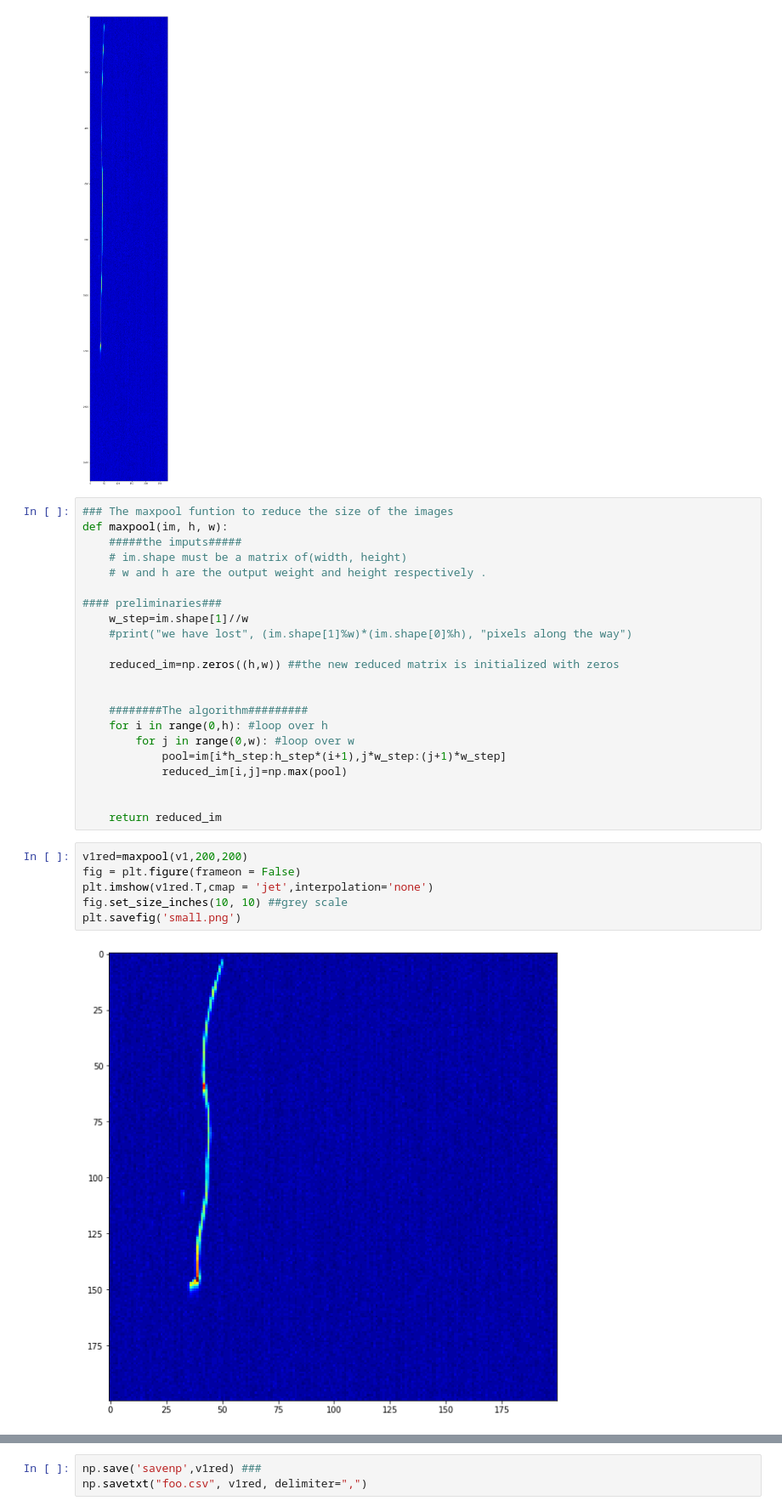
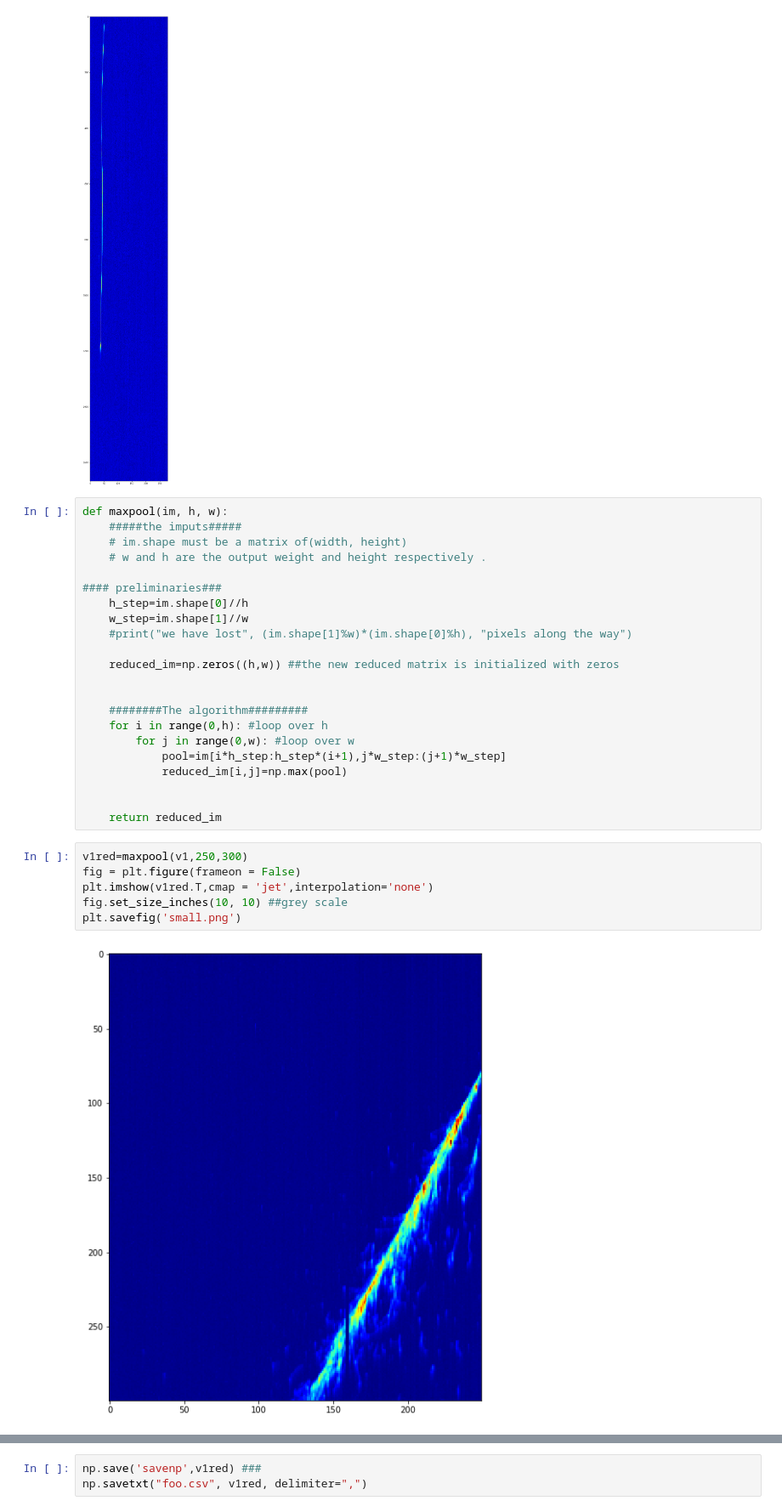
Before and after one commit to Ssciences/DeepNeutrino, a Jupyter notebook: Preliminaries.ipynb, the cells around one changed output, grey strips where cells are left out. Shown at 85% size. Cells and saved outputs as stored; diff of their text form.

```diff
--- a/Preliminaries.ipynb
+++ b/Preliminaries.ipynb
@@ -68,13 +68,13 @@ plt.savefig('big.png')
 # %% [output]
 [figure]
 # %%
-### The maxpool funtion to reduce the size of the images
 def maxpool(im, h, w):
     #####the imputs#####
     # im.shape must be a matrix of(width, height)
     # w and h are the output weight and height respectively .
 
 #### preliminaries###
+    h_step=im.shape[0]//h
     w_step=im.shape[1]//w
     #print("we have lost", (im.shape[1]%w)*(im.shape[0]%h), "pixels along the way")
 
@@ -90,11 +90,11 @@ def maxpool(im, h, w):
 
     return reduced_im
 # %%
-v1red=maxpool(v1,200,200)
+v1red=maxpool(v1,250,300)
 fig = plt.figure(frameon = False)
 plt.imshow(v1red.T,cmap = 'jet',interpolation='none')
 fig.set_size_inches(10, 10) ##grey scale
 plt.savefig('small.png')
 # %% [output]
-[figure, old version]
+[figure, new version]
 # %% [markdown]
```
Also changed, not shown: parts of 8 cells of this notebook, 1 other file.
